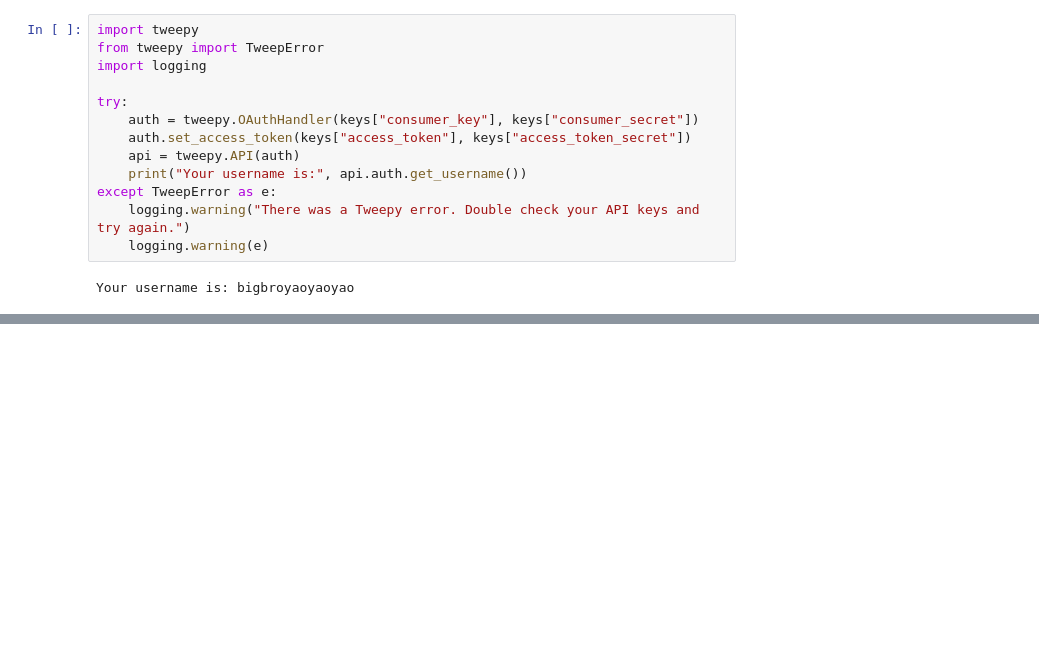
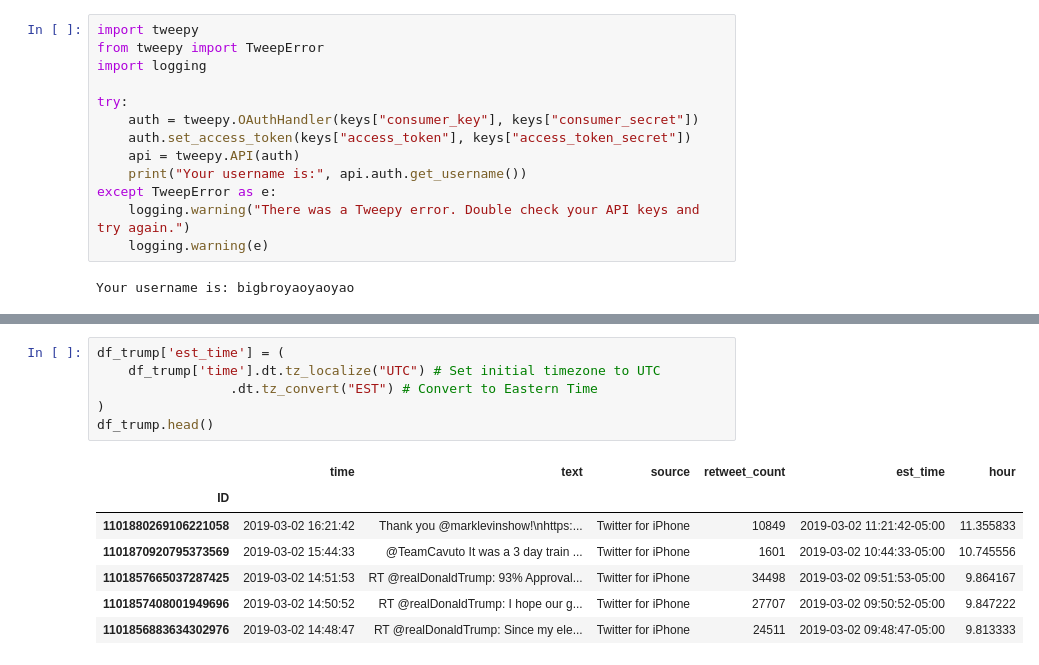
Before and after one commit to yaooo/DataScience, a Jupyter notebook: Project1/project1.ipynb, the cells around one changed output, grey strips where cells are left out. Drawn from its saved outputs; the diff is of its cells as text; blank space fills up the shorter version.

```diff
--- a/Project1/project1.ipynb
+++ b/Project1/project1.ipynb
@@ -75,0 +414,14 @@ FileNotFoundError: [Errno 2] No such file or directory: 'data/RutgersU_recent_tw
+# %%
+df_trump['est_time'] = (
+    df_trump['time'].dt.tz_localize("UTC") # Set initial timezone to UTC
+                 .dt.tz_convert("EST") # Convert to Eastern Time
+)
+df_trump.head()
+# %% [output]
+|  | time | text | source | retweet_count | est_time | hour |
+| ID |  |  |  |  |  |  |
+| 1101880269106221058 | 2019-03-02 16:21:42 | Thank you @marklevinshow!\nhttps:... | Twitter for iPhone | 10849 | 2019-03-02 11:21:42-05:00 | 11.355833 |
+| 1101870920795373569 | 2019-03-02 15:44:33 | @TeamCavuto It was a 3 day train ... | Twitter for iPhone | 1601 | 2019-03-02 10:44:33-05:00 | 10.745556 |
+| 1101857665037287425 | 2019-03-02 14:51:53 | RT @realDonaldTrump: 93% Approval... | Twitter for iPhone | 34498 | 2019-03-02 09:51:53-05:00 | 9.864167 |
+| 1101857408001949696 | 2019-03-02 14:50:52 | RT @realDonaldTrump: I hope our g... | Twitter for iPhone | 27707 | 2019-03-02 09:50:52-05:00 | 9.847222 |
+| 1101856883634302976 | 2019-03-02 14:48:47 | RT @realDonaldTrump: Since my ele... | Twitter for iPhone | 24511 | 2019-03-02 09:48:47-05:00 | 9.813333 |
```
Also changed, not shown: parts of 29 cells of this notebook, 6 other files.
